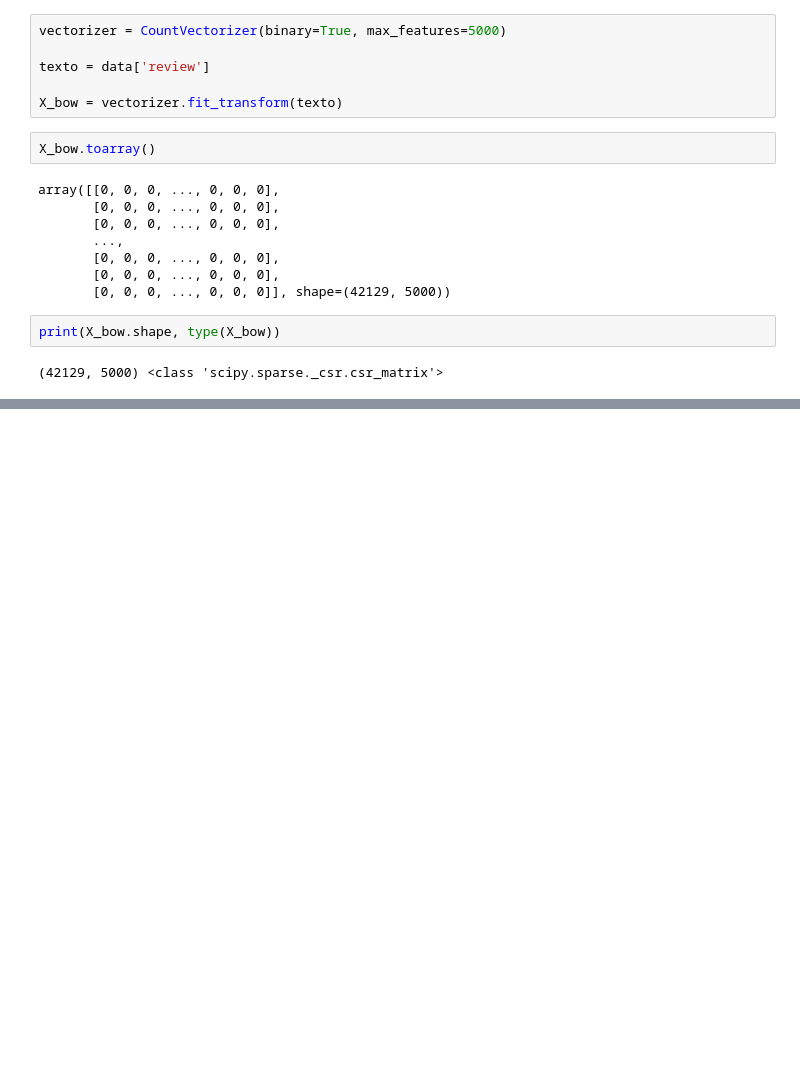
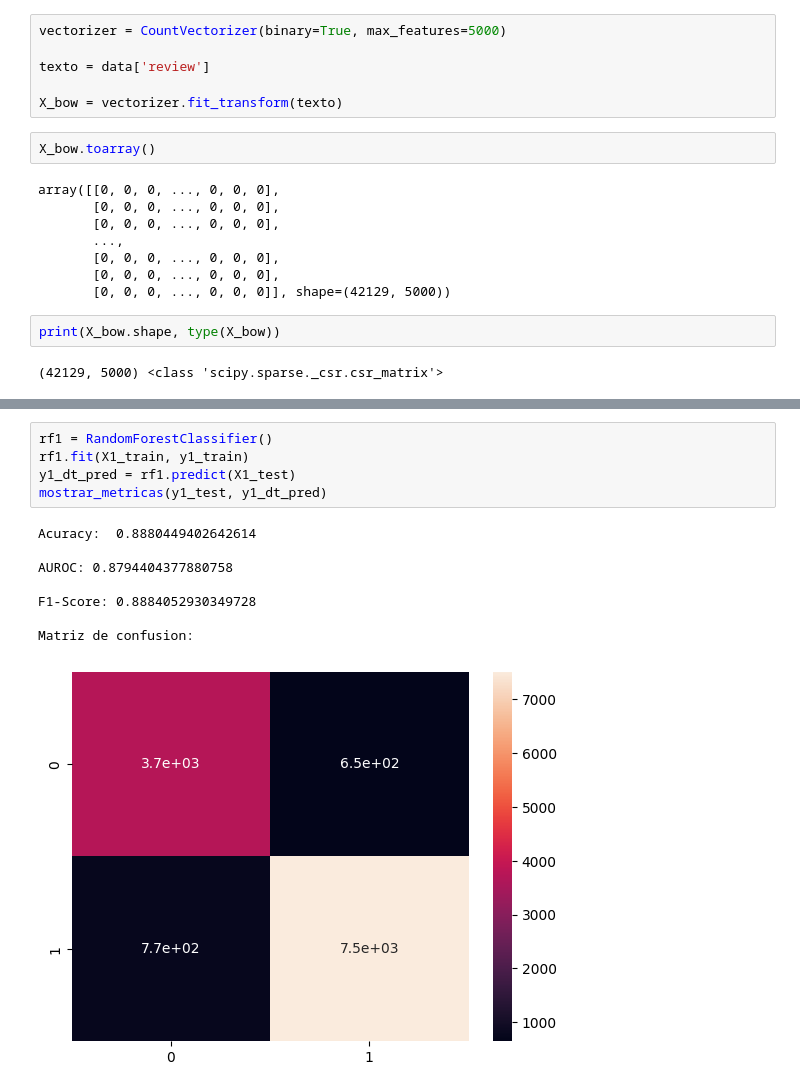
Before and after one commit to ortiz-ivan/olist-data, a Jupyter notebook: notebooks/02_sentiment_analysis.ipynb, the cells around one changed output, grey strips where cells are left out. Cells and saved outputs as stored; diff of their text form; blank space fills up the shorter version.

```diff
--- a/notebooks/02_sentiment_analysis.ipynb
+++ b/notebooks/02_sentiment_analysis.ipynb
@@ -280,0 +340,14 @@ print(X_bow.shape, type(X_bow))
+# %%
+rf1 = RandomForestClassifier()
+rf1.fit(X1_train, y1_train)
+y1_dt_pred = rf1.predict(X1_test)
+mostrar_metricas(y1_test, y1_dt_pred)
+# %% [output]
+Acuracy:  0.8880449402642614
+
+AUROC: 0.8794404377880758
+
+F1-Score: 0.8884052930349728
+
+Matriz de confusion:
+[figure, added]
```
Also changed, not shown: parts of 8 cells of this notebook.
